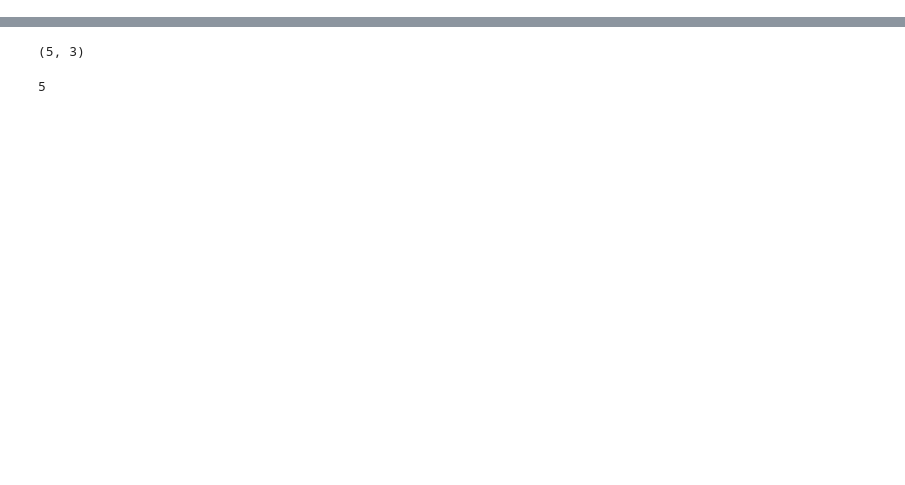
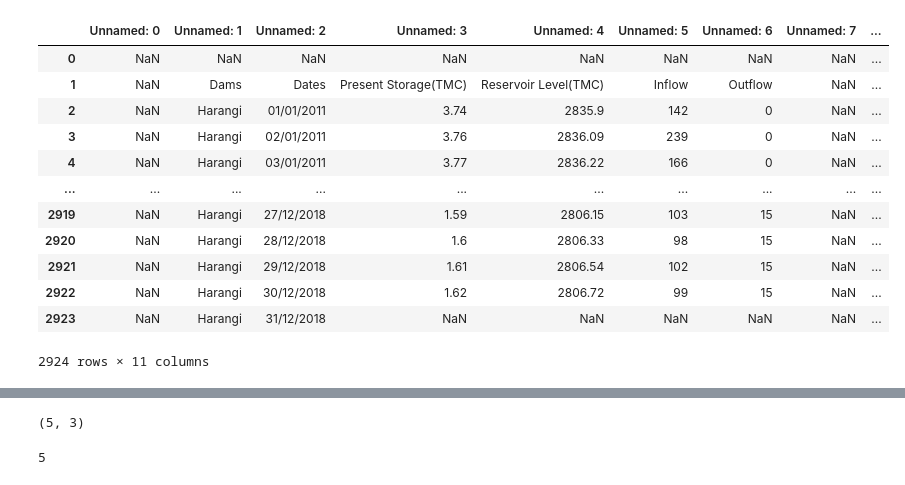
Before and after one commit to ProjectFace2/reservoirOutflow, a Jupyter notebook: KNN1.ipynb, the cells around one changed output, grey strips where cells are left out. Saved outputs shown, nothing was run; the diff lists cells and outputs as text; code cells hidden in the pictures; blank space fills up the shorter version.

```diff
--- a/KNN1.ipynb
+++ b/KNN1.ipynb
@@ -26,0 +33,16 @@ data
+# %%
+data1
+# %% [output]
+|  | Unnamed: 0 | Unnamed: 1 | Unnamed: 2 | Unnamed: 3 | Unnamed: 4 | Unnamed: 5 | Unnamed: 6 | Unnamed: 7 | ... |
+| 0 | NaN | NaN | NaN | NaN | NaN | NaN | NaN | NaN | ... |
+| 1 | NaN | Dams | Dates | Present Storage(TMC) | Reservoir Level(TMC) | Inflow | Outflow | NaN | ... |
+| 2 | NaN | Harangi | 01/01/2011 | 3.74 | 2835.9 | 142 | 0 | NaN | ... |
+| 3 | NaN | Harangi | 02/01/2011 | 3.76 | 2836.09 | 239 | 0 | NaN | ... |
+| 4 | NaN | Harangi | 03/01/2011 | 3.77 | 2836.22 | 166 | 0 | NaN | ... |
+| ... | ... | ... | ... | ... | ... | ... | ... | ... | ... |
+| 2919 | NaN | Harangi | 27/12/2018 | 1.59 | 2806.15 | 103 | 15 | NaN | ... |
+| 2920 | NaN | Harangi | 28/12/2018 | 1.6 | 2806.33 | 98 | 15 | NaN | ... |
+| 2921 | NaN | Harangi | 29/12/2018 | 1.61 | 2806.54 | 102 | 15 | NaN | ... |
+| 2922 | NaN | Harangi | 30/12/2018 | 1.62 | 2806.72 | 99 | 15 | NaN | ... |
+| 2923 | NaN | Harangi | 31/12/2018 | NaN | NaN | NaN | NaN | NaN | ... |
+2924 rows × 11 columns
```
Also changed, not shown: parts of 25 cells of this notebook.
